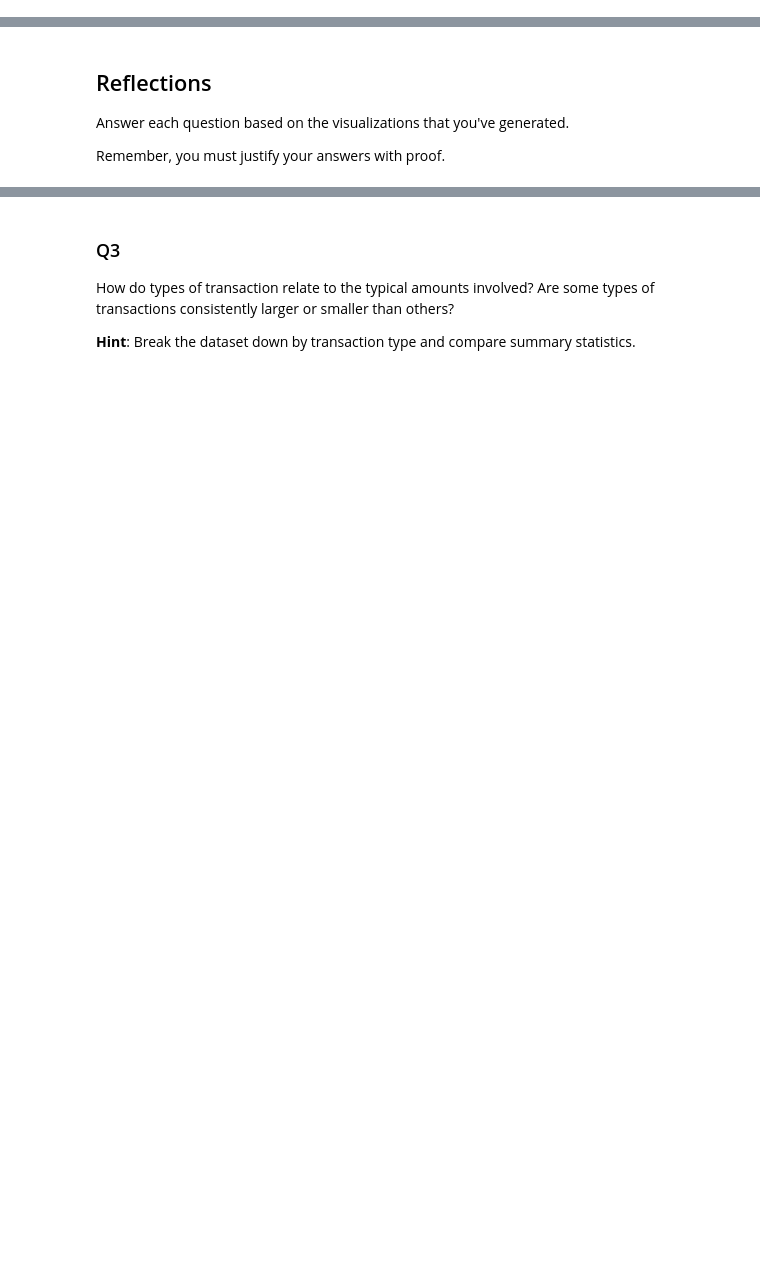
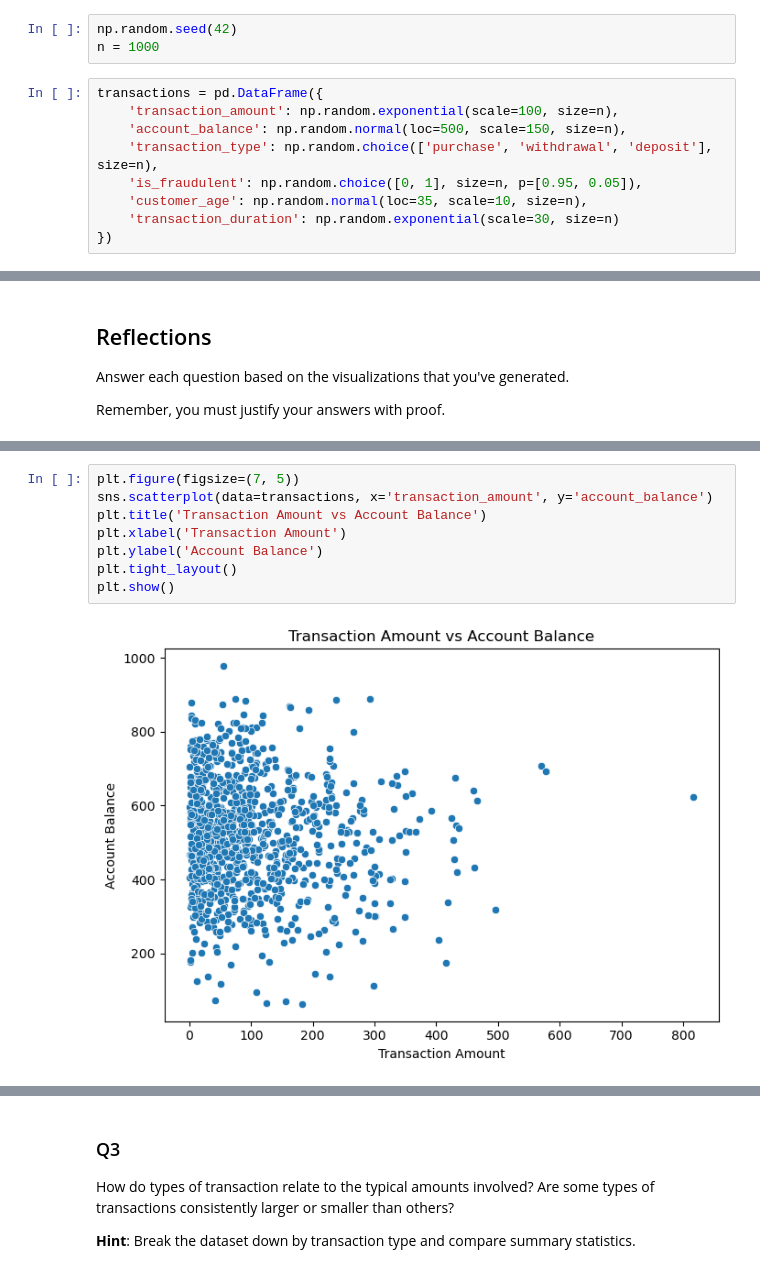
Before and after one commit to thecrownreturns/Detect-Fraud, a Jupyter notebook: notebooks/eda.ipynb, the cells around one changed output, grey strips where cells are left out. Saved outputs shown, nothing was run; the diff lists cells and outputs as text; blank space fills up the shorter version.

```diff
--- a/notebooks/eda.ipynb
+++ b/notebooks/eda.ipynb
@@ -57,0 +81,12 @@ plt.show()
+# %%
+np.random.seed(42)
+n = 1000
+# %%
+transactions = pd.DataFrame({
+    'transaction_amount': np.random.exponential(scale=100, size=n),
+    'account_balance': np.random.normal(loc=500, scale=150, size=n),
+    'transaction_type': np.random.choice(['purchase', 'withdrawal', 'deposit'], size=n),
+    'is_fraudulent': np.random.choice([0, 1], size=n, p=[0.95, 0.05]),
+    'customer_age': np.random.normal(loc=35, scale=10, size=n),
+    'transaction_duration': np.random.exponential(scale=30, size=n)
+})
@@ -72,3 +114,13 @@ The values are distributed normally giving a bell shaped curve for most but the
+# %%
+plt.figure(figsize=(7, 5))
+sns.scatterplot(data=transactions, x='transaction_amount', y='account_balance')
+plt.title('Transaction Amount vs Account Balance')
+plt.xlabel('Transaction Amount')
+plt.ylabel('Account Balance')
+plt.tight_layout()
+plt.show()
+# %% [output]
+[figure, added]
 # %% [markdown]
 ### Q2
 
```
Also changed, not shown: parts of 25 cells of this notebook.
